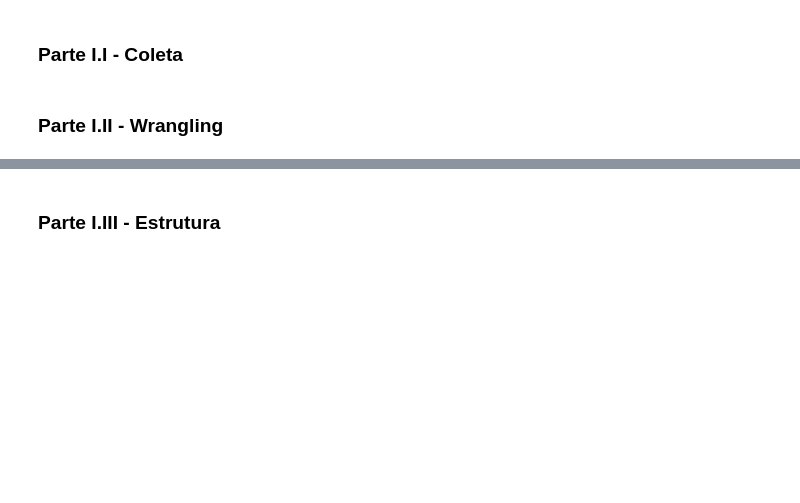
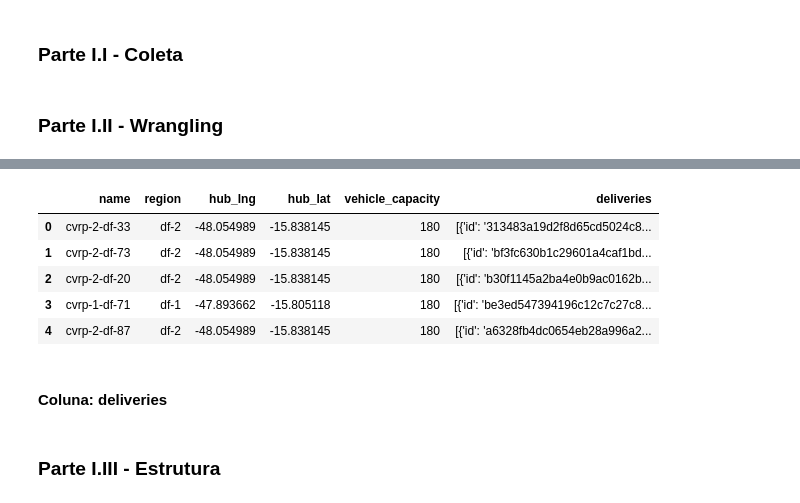
Before and after one commit to r-hugoalves/Analise_Exploratoria_Loggi, a Jupyter notebook: Análise_Exploratória_de_Dados_I.ipynb, the cells around one changed output, grey strips where cells are left out. Cells and saved outputs as stored; diff of their text form; code cells hidden in the pictures; blank space fills up the shorter version.

```diff
--- a/Análise_Exploratória_de_Dados_I.ipynb
+++ b/Análise_Exploratória_de_Dados_I.ipynb
@@ -70,3 +122,17 @@ print(exemplo['deliveries'][0]['id'])
+# %%
+#Por fim, vamos renomear as colunas para deixar o código mais legível
+
+deliveries_df.rename(columns={"lng": "hub_lng", "lat": "hub_lat"}, inplace=True)
+deliveries_df.head()
+# %% [output]
+|  | name | region | hub_lng | hub_lat | vehicle_capacity | deliveries |
+| 0 | cvrp-2-df-33 | df-2 | -48.054989 | -15.838145 | 180 | [{'id': '313483a19d2f8d65cd5024c8... |
+| 1 | cvrp-2-df-73 | df-2 | -48.054989 | -15.838145 | 180 | [{'id': 'bf3fc630b1c29601a4caf1bd... |
+| 2 | cvrp-2-df-20 | df-2 | -48.054989 | -15.838145 | 180 | [{'id': 'b30f1145a2ba4e0b9ac0162b... |
+| 3 | cvrp-1-df-71 | df-1 | -47.893662 | -15.805118 | 180 | [{'id': 'be3ed547394196c12c7c27c8... |
+| 4 | cvrp-2-df-87 | df-2 | -48.054989 | -15.838145 | 180 | [{'id': 'a6328fb4dc0654eb28a996a2... |
+# %% [markdown]
+#### Coluna: deliveries
 # %% [markdown]
 ### Parte I.III - Estrutura
 # %% [markdown]
```
Also changed, not shown: parts of 5 cells of this notebook.
